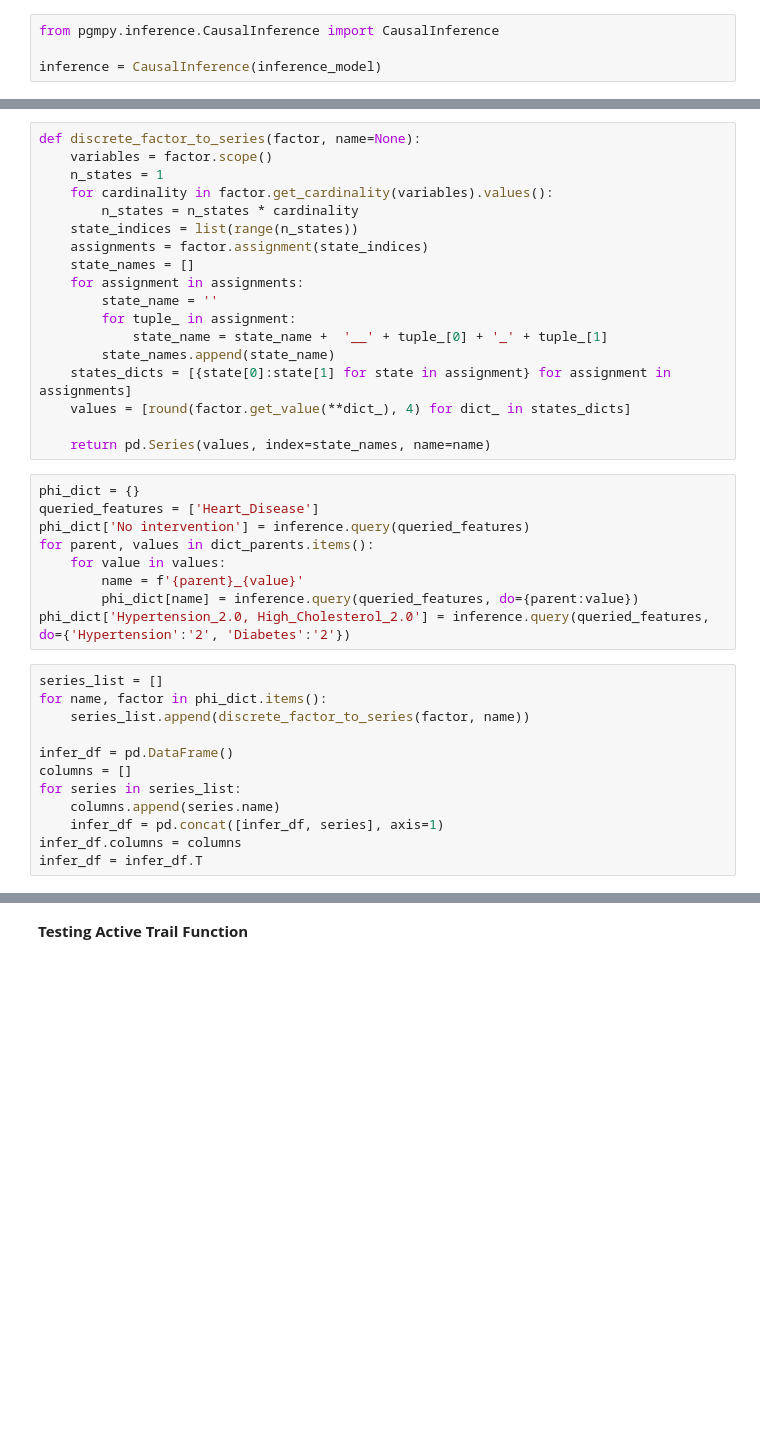
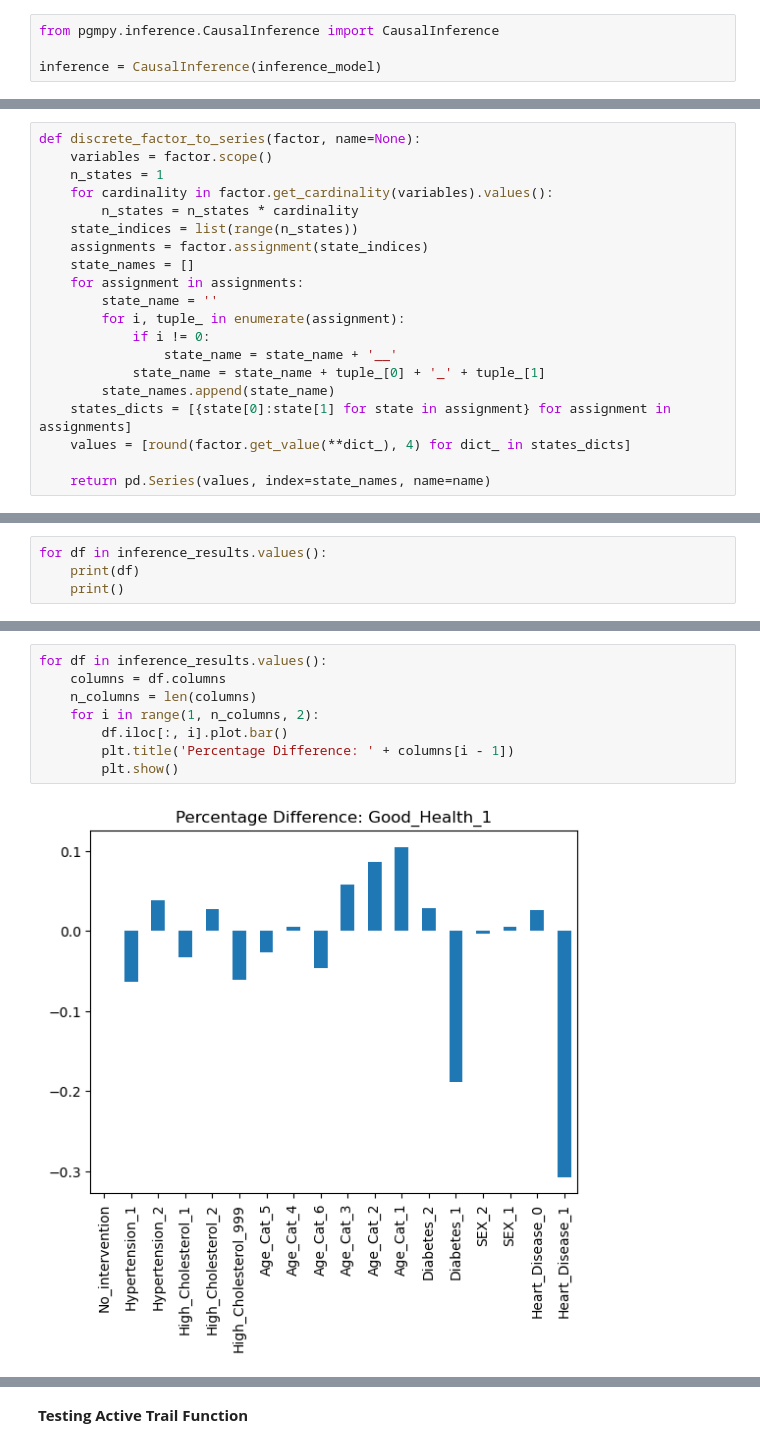
Before and after one commit to Hiram32/Springboard, a Jupyter notebook: Capstone_Project_3/Capstone_Project_3.ipynb, the cells around one changed output, grey strips where cells are left out. Cells and saved outputs as stored; diff of their text form; blank space fills up the shorter version.

Commit message:
Finished generating final results

```diff
--- a/Capstone_Project_3/Capstone_Project_3.ipynb
+++ b/Capstone_Project_3/Capstone_Project_3.ipynb
@@ -616,31 +721,12 @@ def discrete_factor_to_series(factor, name=None):
     state_names = []
     for assignment in assignments:
         state_name = ''
-        for tuple_ in assignment:
-            state_name = state_name +  '__' + tuple_[0] + '_' + tuple_[1]
+        for i, tuple_ in enumerate(assignment):
+            if i != 0:
+                state_name = state_name + '__'
+            state_name = state_name + tuple_[0] + '_' + tuple_[1]
         state_names.append(state_name)
     states_dicts = [{state[0]:state[1] for state in assignment} for assignment in assignments]
     values = [round(factor.get_value(**dict_), 4) for dict_ in states_dicts]
 
     return pd.Series(values, index=state_names, name=name)
-# %%
-phi_dict = {}
-queried_features = ['Heart_Disease']
-phi_dict['No intervention'] = inference.query(queried_features)
-for parent, values in dict_parents.items():
-    for value in values:
-        name = f'{parent}_{value}'
-        phi_dict[name] = inference.query(queried_features, do={parent:value})
-phi_dict['Hypertension_2.0, High_Cholesterol_2.0'] = inference.query(queried_features, do={'Hypertension':'2', 'Diabetes':'2'})
-# %%
-series_list = []
-for name, factor in phi_dict.items():
-    series_list.append(discrete_factor_to_series(factor, name))
-
-infer_df = pd.DataFrame()
-columns = []
-for series in series_list:
-    columns.append(series.name)
-    infer_df = pd.concat([infer_df, series], axis=1)
-infer_df.columns = columns
-infer_df = infer_df.T
@@ -687,0 +787,4 @@ for index in infer_df.index:
+# %%
+for df in inference_results.values():
+    print(df)
+    print()
@@ -687,0 +809,10 @@ for index in infer_df.index:
+# %%
+for df in inference_results.values():
+    columns = df.columns
+    n_columns = len(columns)
+    for i in range(1, n_columns, 2):
+        df.iloc[:, i].plot.bar()
+        plt.title('Percentage Difference: ' + columns[i - 1])
+        plt.show()
+# %% [output]
+[figure, added]
```
Also changed, not shown: parts of 39 cells of this notebook.
